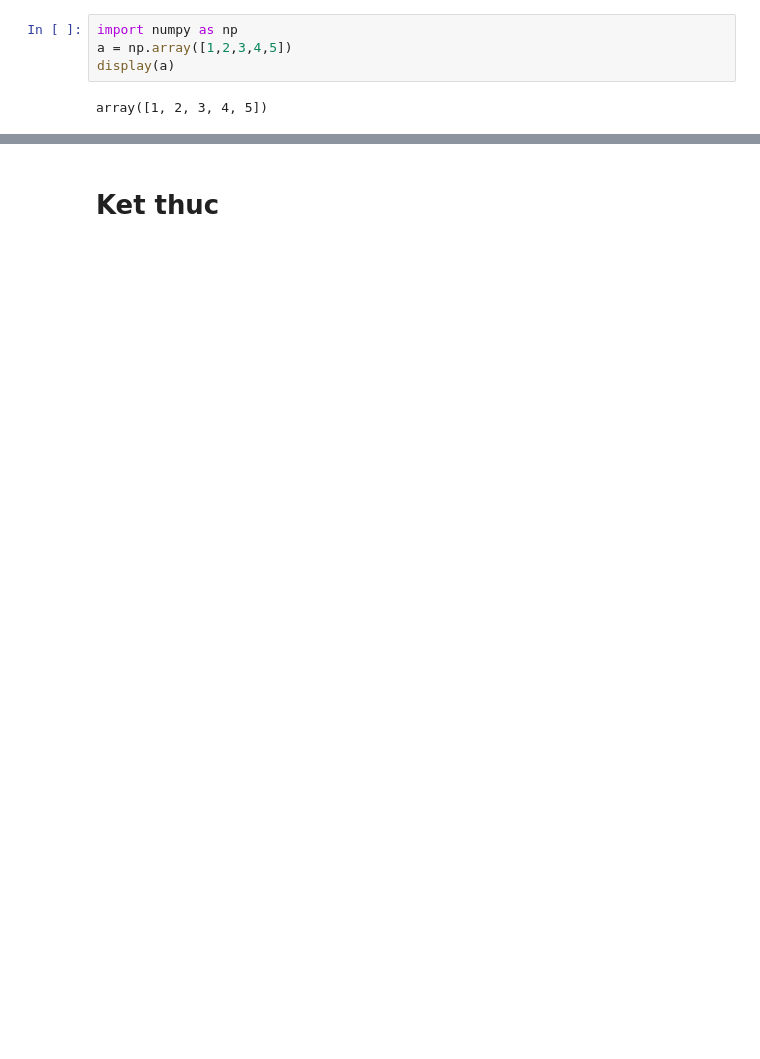
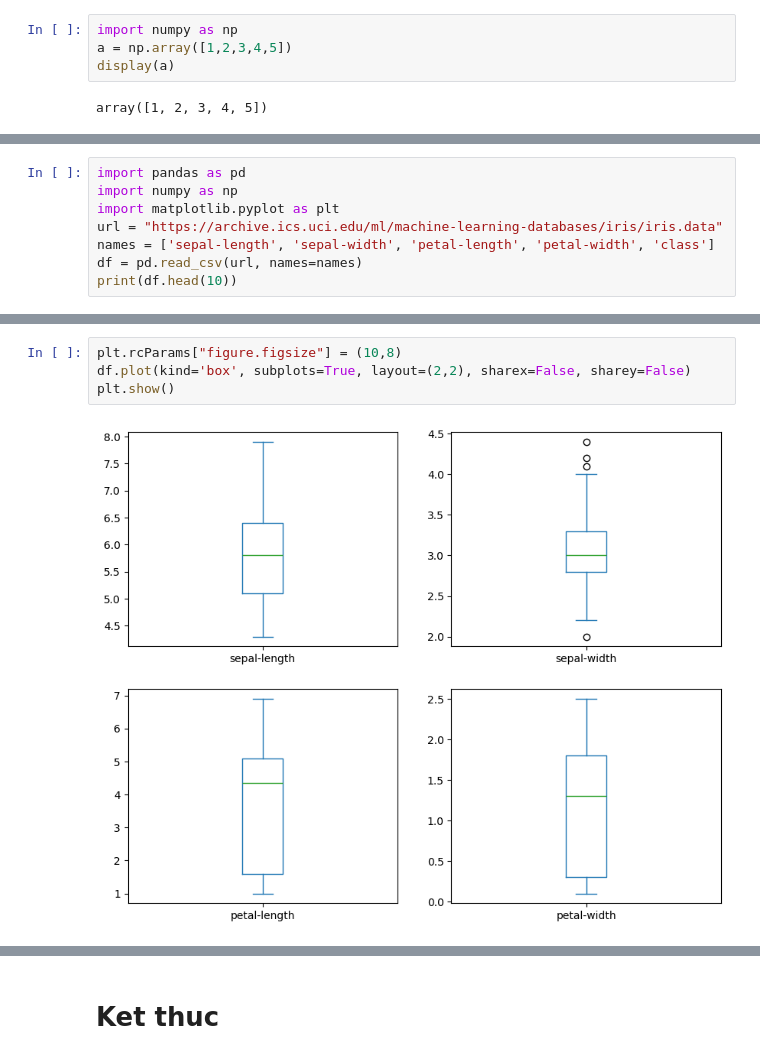
Before and after one commit to andyngo2705/ueh2025kythuatlaptrinh_stata_python, a Jupyter notebook: buoi3/buoi3.ipynb, the cells around one changed output, grey strips where cells are left out. Cells and saved outputs as stored; diff of their text form; blank space fills up the shorter version.

```diff
--- a/buoi3/buoi3.ipynb
+++ b/buoi3/buoi3.ipynb
@@ -58,0 +200,8 @@ array([1, 2, 3, 4, 5])
+# %%
+import pandas as pd
+import numpy as np
+import matplotlib.pyplot as plt
+url = "https://archive.ics.uci.edu/ml/machine-learning-databases/iris/iris.data"
+names = ['sepal-length', 'sepal-width', 'petal-length', 'petal-width', 'class']
+df = pd.read_csv(url, names=names)
+print(df.head(10))
@@ -58,0 +279,6 @@ array([1, 2, 3, 4, 5])
+# %%
+plt.rcParams["figure.figsize"] = (10,8)
+df.plot(kind='box', subplots=True, layout=(2,2), sharex=False, sharey=False)
+plt.show()
+# %% [output]
+[figure, added]
```
Also changed, not shown: parts of 19 cells of this notebook, 21 other files.
